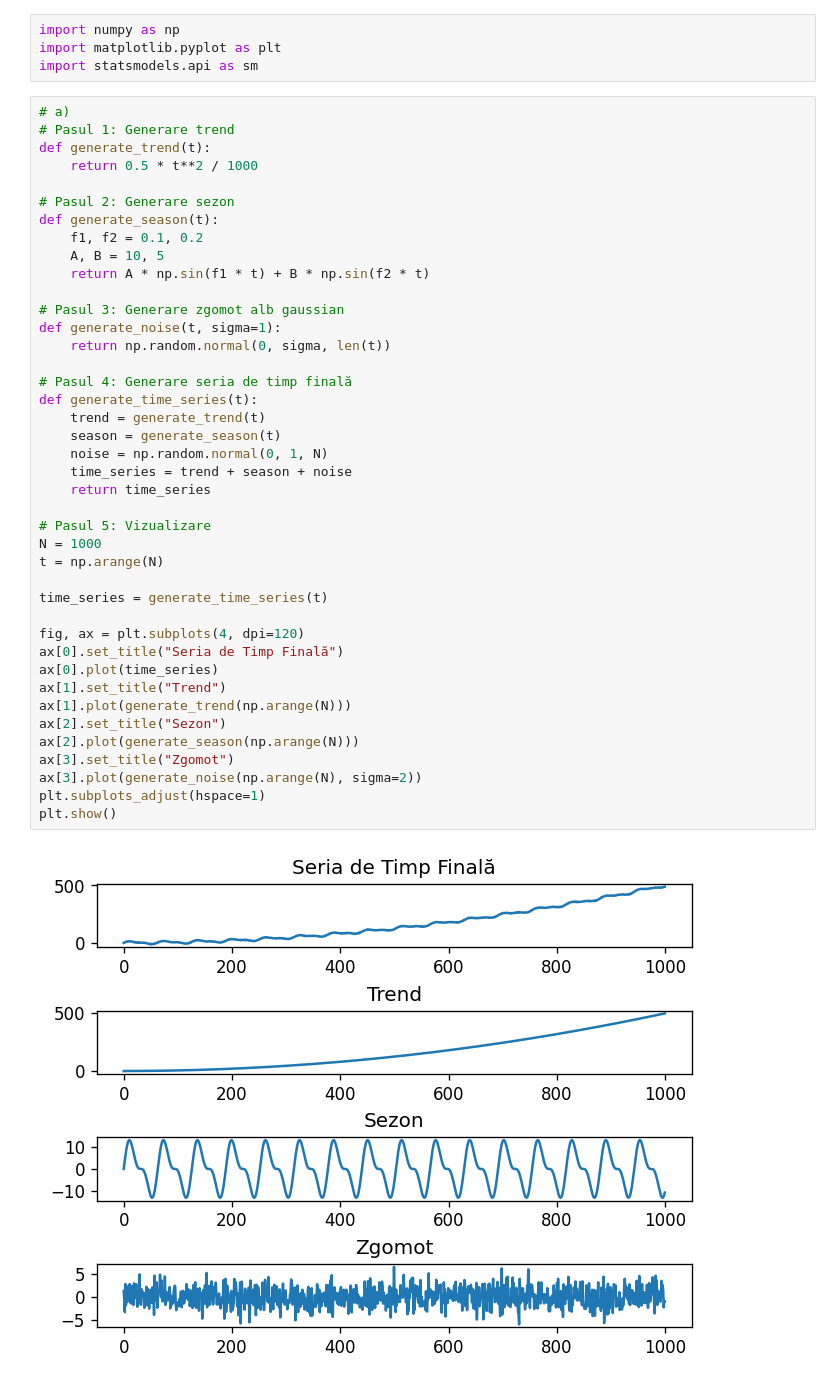
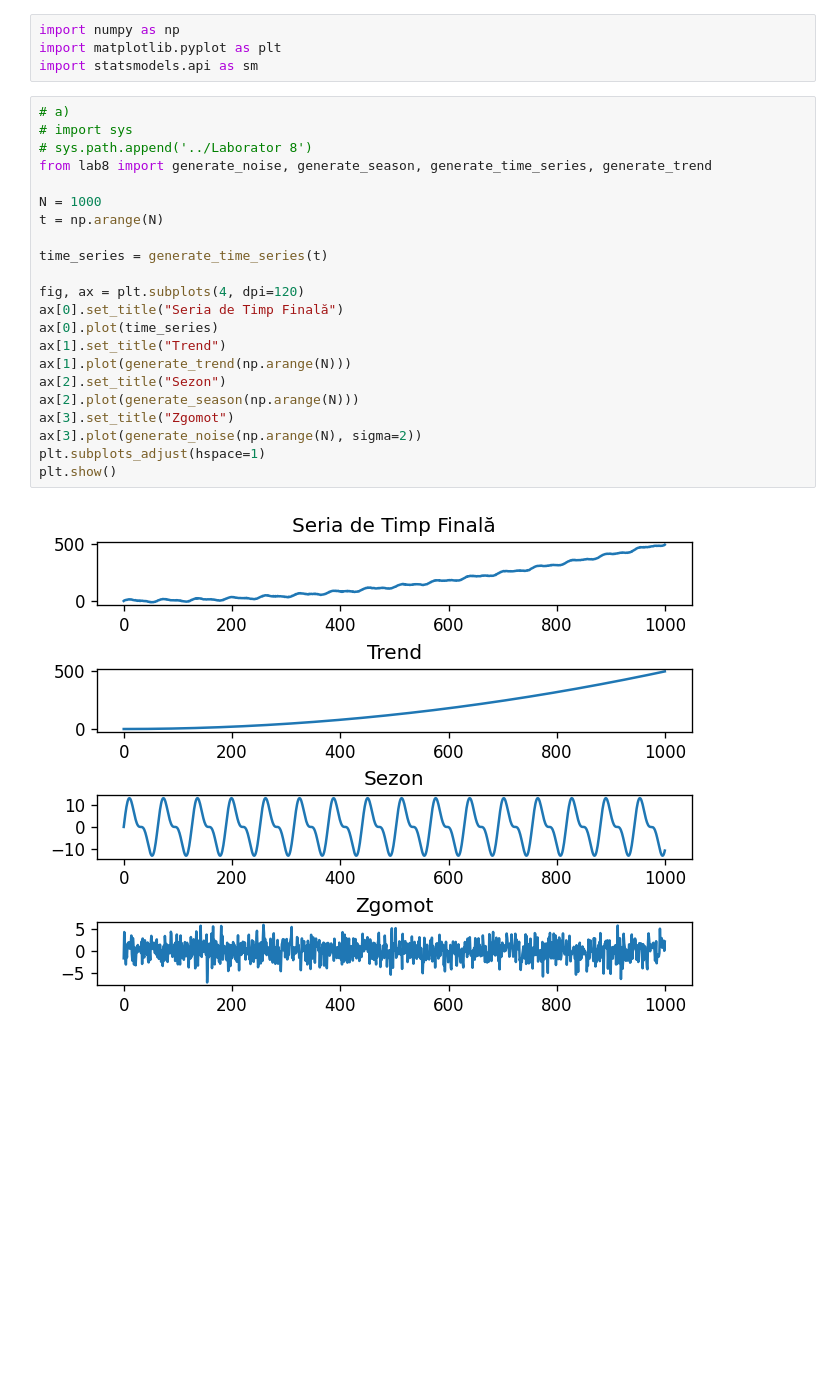
Before and after one commit to lucaion/ProcesareaSemnalelor, a Jupyter notebook: Laborator 9/Lab 9 - rezolvari.ipynb, the cells around one changed output. Drawn from its saved outputs; the diff is of its cells as text; blank space fills up the shorter version.

Commit message:
added imports from lab8

```diff
--- a/Laborator 9/Lab 9 - rezolvari.ipynb
+++ b/Laborator 9/Lab 9 - rezolvari.ipynb
@@ -4,44 +4,25 @@ import matplotlib.pyplot as plt
 import statsmodels.api as sm
 # %%
 # a)
-# Pasul 1: Generare trend
-def generate_trend(t):
-    return 0.5 * t**2 / 1000
+# import sys
+# sys.path.append('../Laborator 8')
+from lab8 import generate_noise, generate_season, generate_time_series, generate_trend
 
-# Pasul 2: Generare sezon
-def generate_season(t):
-    f1, f2 = 0.1, 0.2
-    A, B = 10, 5
-    return A * np.sin(f1 * t) + B * np.sin(f2 * t)
-
-# Pasul 3: Generare zgomot alb gaussian
-def generate_noise(t, sigma=1):
-    return np.random.normal(0, sigma, len(t))
-
-# Pasul 4: Generare seria de timp finală
-def generate_time_series(t):
-    trend = generate_trend(t)
-    season = generate_season(t)
-    noise = np.random.normal(0, 1, N)
-    time_series = trend + season + noise
-    return time_series
-
-# Pasul 5: Vizualizare
 N = 1000
 t = np.arange(N)
 
 time_series = generate_time_series(t)
 
 fig, ax = plt.subplots(4, dpi=120)
 ax[0].set_title("Seria de Timp Finală")
 ax[0].plot(time_series)
 ax[1].set_title("Trend")
 ax[1].plot(generate_trend(np.arange(N)))
 ax[2].set_title("Sezon")
 ax[2].plot(generate_season(np.arange(N)))
 ax[3].set_title("Zgomot")
 ax[3].plot(generate_noise(np.arange(N), sigma=2))
 plt.subplots_adjust(hspace=1)
 plt.show()
 # %% [output]
-[figure, old version]
+[figure, new version]
```
Also changed, not shown: 1 other file.
